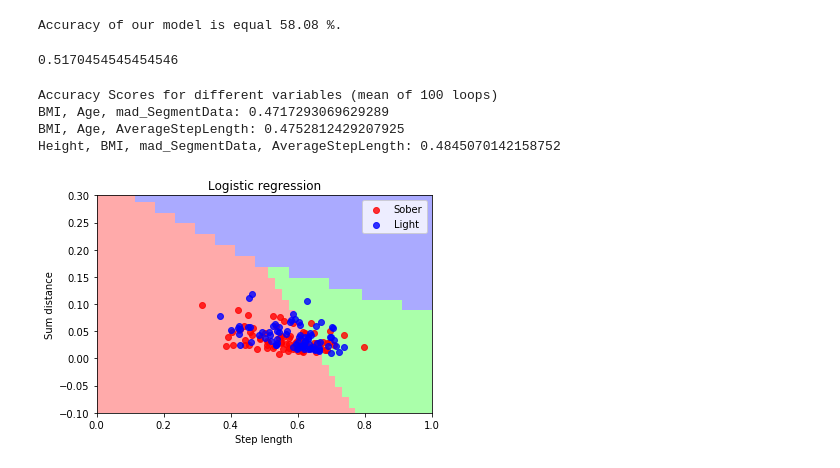
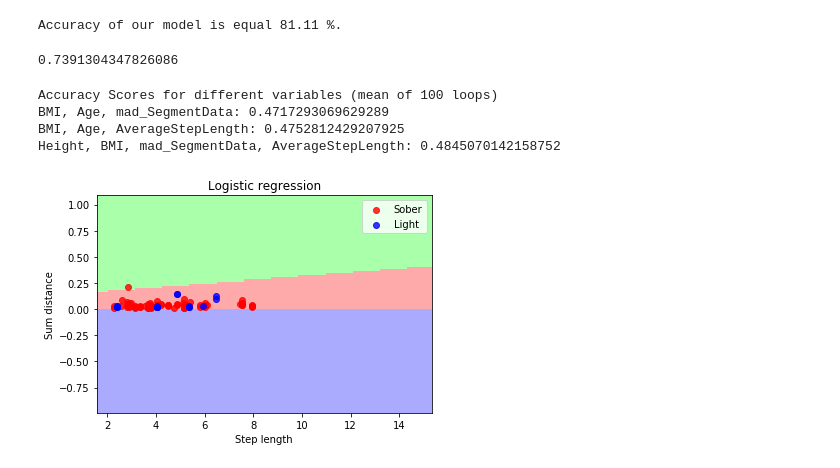
Before and after one commit to VivienvV/fallrisk, a Jupyter notebook: Machine_learning/Log_alcohol.ipynb, the cells around one changed output. Drawn from its saved outputs; the diff is of its cells as text; code cells hidden in the pictures.

Commit message:
alcohol

```diff
--- a/Machine_learning/Log_alcohol.ipynb
+++ b/Machine_learning/Log_alcohol.ipynb
@@ -51,7 +52,7 @@ with pd.option_context('display.max_rows', None, 'display.max_columns', None):
 adata = pd.read_csv("../Data/preprocessed_alcohol_balance.csv")
 adata['Conditie'] = adata['Conditie'].map({'norm': 0,  'bril': 1})
 adata['Alcohol_Class'] = adata['Alcohol_Class'].map({'Sober': 0,  'Light': 0, 'Tipsy': 1,  'Drunk': 1})
-# adata = adata.drop(adata[adata.Alcohol.eq(0)].sample(656).index)
+adata = adata.drop(adata[adata.Alcohol.eq(0)].sample(424).index)
 adata.groupby('Alcohol_Class').count()
 
 # normdata = pd.read_csv("../Data/preprocessed_alcoholdata_full.csv")
@@ -108,7 +108,7 @@ y_train = np.array(y_train, dtype=int)
 X_test = np.array(X_test, dtype=float)
 y_test = np.array(y_test, dtype=int)
 # %%
-variable_list = ['SubjectID', 'Alcohol', 'AverageStepLength', 'mad_SegmentData']
+variable_list = ['SubjectID', 'Alcohol', 'Balance', 'mad_SegmentData']
 
 data = adata[variable_list]
 training,validation = validation_split(data, 0.7)
@@ -141,9 +141,9 @@ y_pred = logreg.predict(X_test)
 accuracy = accuracy_score(y_test, y_pred)*100
 print('Accuracy of our model is equal ' + str(round(accuracy, 2)) + ' %.')
 # %% [output]
-Accuracy of our model is equal 58.08 %.
+Accuracy of our model is equal 81.11 %.
 # %%
-variable_list = ['SubjectID', 'Alcohol','AverageStepLength', 'mad_SegmentData']
+variable_list = ['SubjectID', 'Alcohol','Balance', 'mad_SegmentData']
 
 def make_alcohol_decisions(originaldata, variable_list):
     data = originaldata[variable_list]
@@ -182,7 +182,7 @@ def make_alcohol_decisions(originaldata, variable_list):
 
 make_alcohol_decisions(adata, variable_list)
 # %% [output]
-0.5170454545454546
+0.7391304347826086
 # %%
 print('Accuracy Scores for different variables (mean of 100 loops)')
 print('BMI, Age, mad_SegmentData:', np.mean([make_alcohol_decisions(adata, ['SubjectID', 'Alcohol', 'BMI', 'Age', 'mad_SegmentData']) for i in range(100)]))
@@ -213,33 +213,31 @@ xx, yy = np.meshgrid(np.arange(x_min, x_max, h),
                      np.arange(y_min, y_max, h))
 
 Z = logreg.predict(np.c_[xx.ravel(), yy.ravel()])
 colors = {0: 'red', 1: 'blue', 2: 'violet', 3: 'indigo'}
 # Put the result into a color plot
 Z = Z.reshape(xx.shape)
 plt.figure()
 plt.pcolormesh(xx, yy, Z, cmap=cmap_light)
 
 # Plot also the training points
 # plt.scatter(X_train[:, 0], X_train[:, 1], c=y_train, cmap=cmap_bold)
 
 score = logreg.score(X_test, y_test)
 # plt.scatter(X_test[:, 0], X_test[:, 1], c=y_pred, alpha=0.5, cmap=cmap_bold)
 
 for label in np.unique(y_test):
     indices = np.where(y_test == label)
     plt.scatter(X_test[indices, 0], X_test[indices, 1], c=colors[label], alpha=0.8,
                 label=' {}'.format(label))
 
 colors = ['red', 'blue', 'violet', 'indigo']
 
 labels = ['Sober', 'Light', 'Tipsy', 'Drunk']
 plt.legend(labels)
-plt.xlim(0,1)
-plt.ylim(-0.1,0.3)
 plt.title('Logistic regression')
 plt.xlabel('Step length')
 plt.ylabel('Sum distance')
 plt.savefig('Logistic regression alcohol')
 plt.show()
 # %% [output]
-[figure, old version]
+[figure, new version]
```
Also changed, not shown: parts of 3 cells of this notebook, 1 other file.
